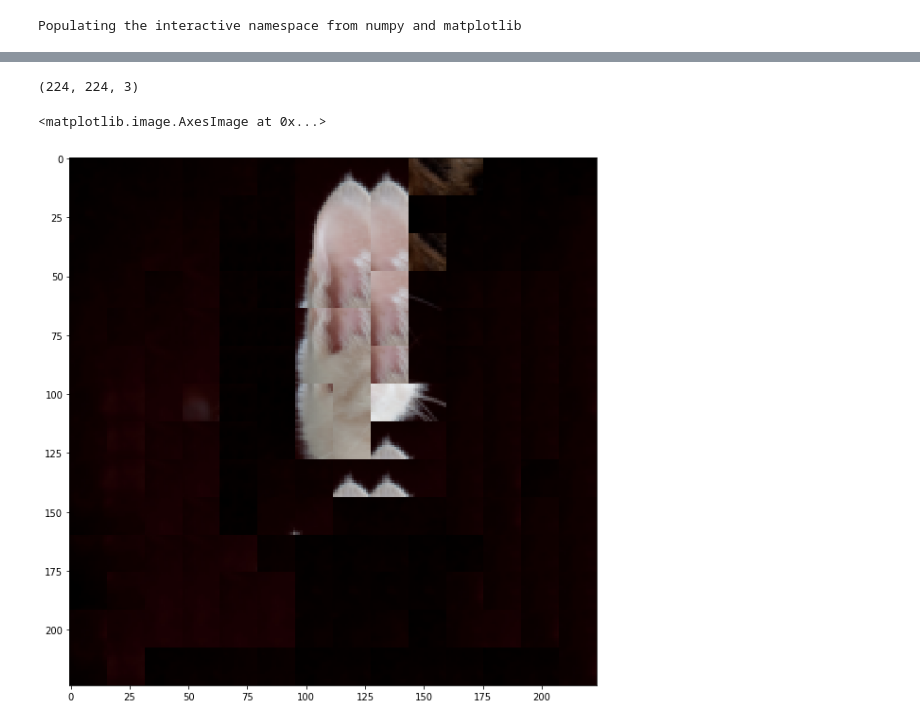
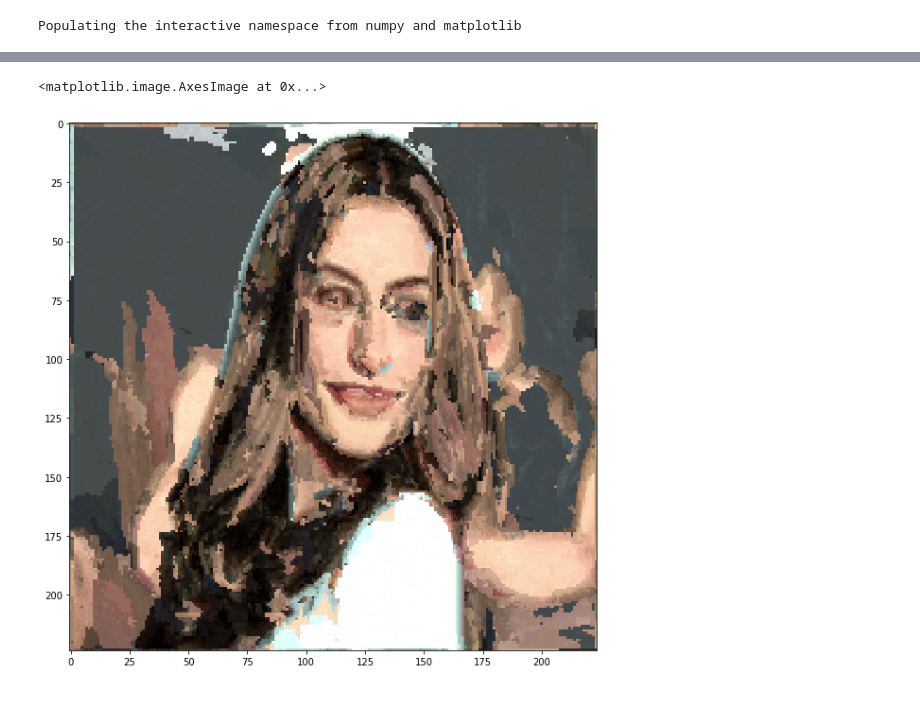
Before and after one commit to harveyslash/Deep-Image-Analogy-PyTorch, a Jupyter notebook: notebooks/Vgg-Feature-Extractor.ipynb, the cells around one changed output, grey strips where cells are left out. Drawn from its saved outputs; the diff is of its cells as text; code cells hidden in the pictures.

```diff
--- a/notebooks/Vgg-Feature-Extractor.ipynb
+++ b/notebooks/Vgg-Feature-Extractor.ipynb
@@ -42,6 +61,6 @@ model = VGG19()
 # %%
-feat1 = model.get_features_for_layer(img_tensor=img1,layer_num=-7).squeeze().numpy()
-feat2 = model.get_features_for_layer(img_tensor=img2,layer_num=-7).squeeze().numpy()
+feat1 = model.get_features_for_layer(img_tensor=img1,layer_num=1).squeeze().numpy()
+feat2 = model.get_features_for_layer(img_tensor=img2,layer_num=1).squeeze().numpy()
 plt.imshow(Utils.get_viz_tensor(torch.from_numpy(feat1)))
 # %% [output]
 <matplotlib.image.AxesImage at 0x...>
@@ -49,15 +68,18 @@ plt.imshow(Utils.get_viz_tensor(torch.from_numpy(feat1)))
 # %%
-feat1_norm = feat1/(feat1.max()-feat1.min())
-feat2_norm = feat2/(feat2.max() - feat2.min() )
+# feat1_norm = feat1/(feat1.max()-feat1.min())
+# feat2_norm = feat2/(feat2.max() - feat2.min() )
 
 # feat1_norm = feat1/(feat1.max())
 # feat2_norm = feat2/(feat2.max() )
 
+feat1_norm = (feat1 - np.mean(feat1))/(np.std(feat1))
+feat2_norm = (feat2 - np.mean(feat2))/(np.std(feat2))
+
 
 feat1_np_t = feat1_norm.transpose(1,2,0)
 feat2_np_t = feat2_norm.transpose(1,2,0)
 # %%
-pm = PatchMatchOrig(feat1_np_t,feat2_np_t, 3)
+pm = PatchMatchOrig(feat1_np_t,feat2_np_t, 1)
 plt.imshow(pm.visualize())
 # %% [output]
 <matplotlib.image.AxesImage at 0x...>
@@ -77,12 +99,9 @@ Done
 # %%
-img1_raw = Utils.load_image(img_path=img2_path,to_array=False,to_variable=False).numpy().transpose(1,2,0)
-img2_raw = Utils.load_image(img_path=img1_path,to_array=False,to_variable=False).numpy().transpose(1,2,0)
-img2_raw.shape
+img1_raw = Utils.load_image(img_path=img1_path,to_array=False,to_variable=False).numpy().transpose(1,2,0)
+img2_raw = Utils.load_image(img_path=img2_path,to_array=False,to_variable=False).numpy().transpose(1,2,0)
-# %% [output]
-(224, 224, 3)
 # %%
-recon = Utils.reconstruct_image(img1_raw,img2_raw,scale=16,size=14,pm=pm)
+recon = Utils.reconstruct_image(img2_raw,scale=1,size=224,pm=pm)
 plt.imshow(Utils.deprocess_image(recon))
 # %% [output]
 <matplotlib.image.AxesImage at 0x...>
-[figure, old version]
+[figure, new version]
```
Also changed, not shown: parts of 6 cells of this notebook, 1 other file.
